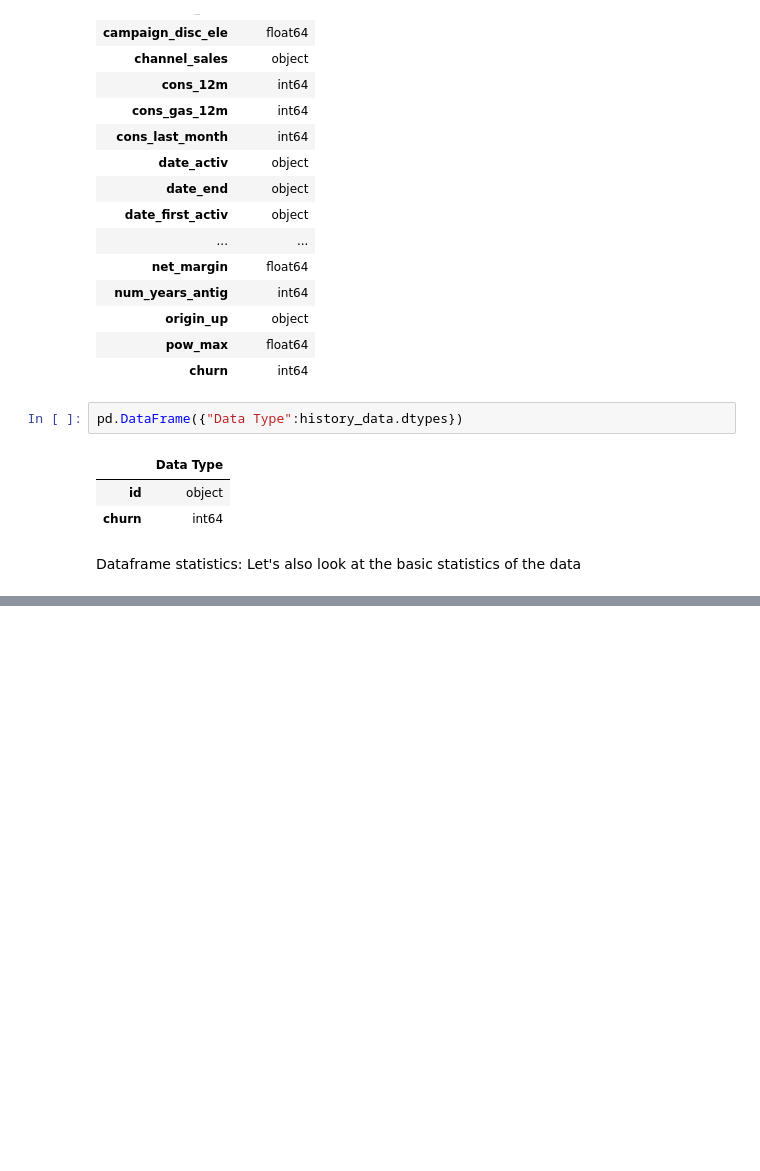
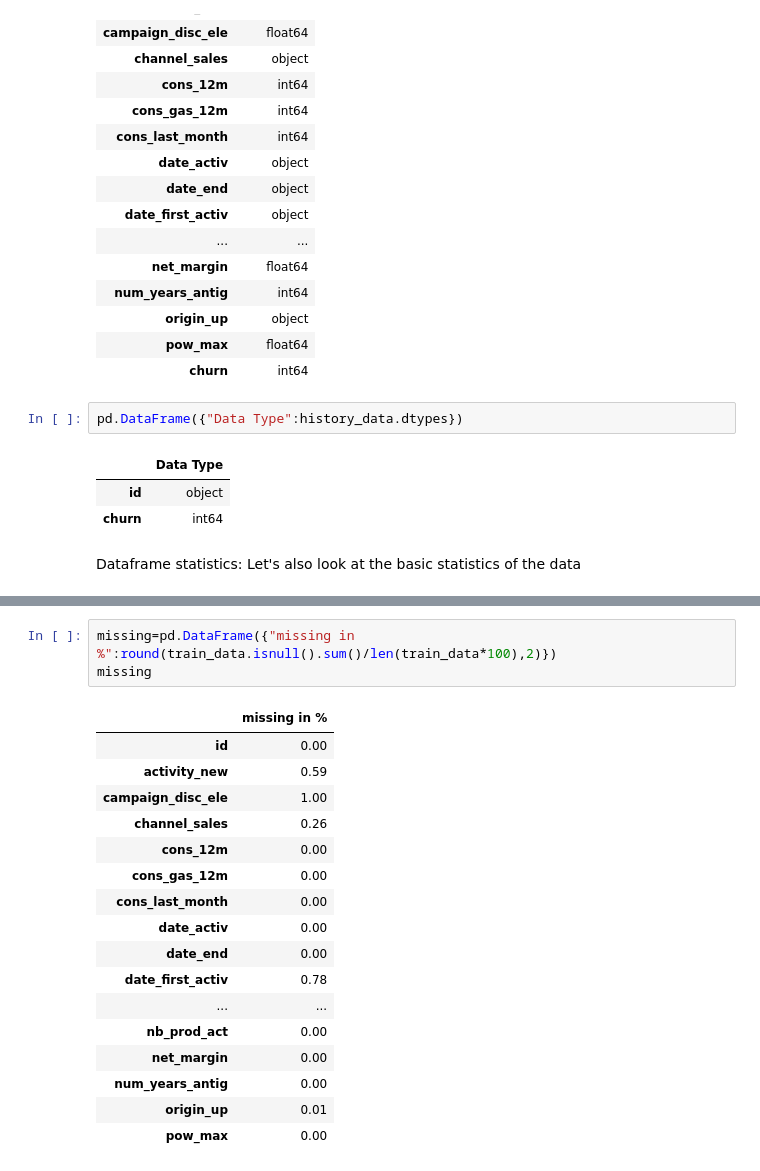
Before and after one commit to Daisyshi84/BCG_Gamma, a Jupyter notebook: BCG_GAMMA.ipynb, the cells around one changed output, grey strips where cells are left out. Saved outputs shown, nothing was run; the diff lists cells and outputs as text; blank space fills up the shorter version.

```diff
--- a/BCG_GAMMA.ipynb
+++ b/BCG_GAMMA.ipynb
@@ -94,3 +94,24 @@ train.describe()
 | 50% | NaN | 1.533250e+04 | 0.000000e+00 | 9.010000e+02 | 162.955000 | ... |
 | 75% | NaN | 5.022150e+04 | 0.000000e+00 | 4.127000e+03 | 396.185000 | ... |
 | max | NaN | 1.609711e+07 | 4.188440e+06 | 4.538720e+06 | 12566.080000 | ... |
+# %%
+missing=pd.DataFrame({"missing in %":round(train_data.isnull().sum()/len(train_data*100),2)})
+missing
+# %% [output]
+|  | missing in % |
+| id | 0.00 |
+| activity_new | 0.59 |
+| campaign_disc_ele | 1.00 |
+| channel_sales | 0.26 |
+| cons_12m | 0.00 |
+| cons_gas_12m | 0.00 |
+| cons_last_month | 0.00 |
+| date_activ | 0.00 |
+| date_end | 0.00 |
+| date_first_activ | 0.78 |
+| ... | ... |
+| nb_prod_act | 0.00 |
+| net_margin | 0.00 |
+| num_years_antig | 0.00 |
+| origin_up | 0.01 |
+| pow_max | 0.00 |
```
Also changed, not shown: parts of 1 cell of this notebook.
